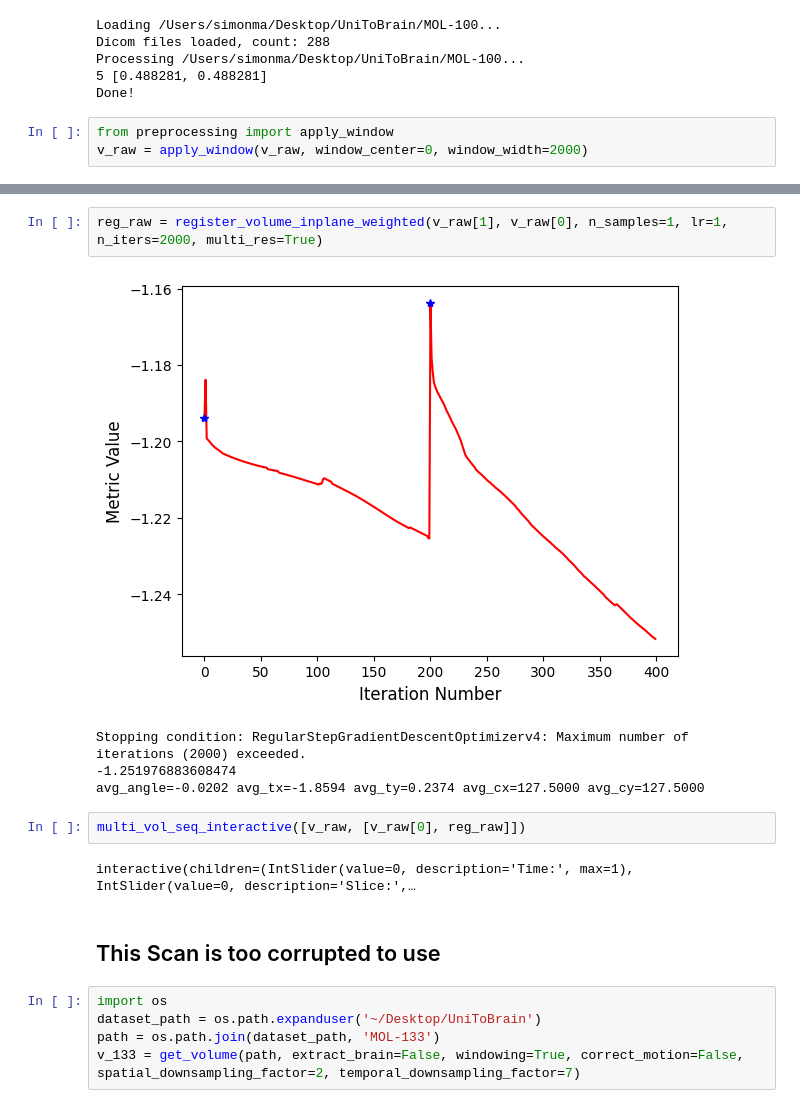
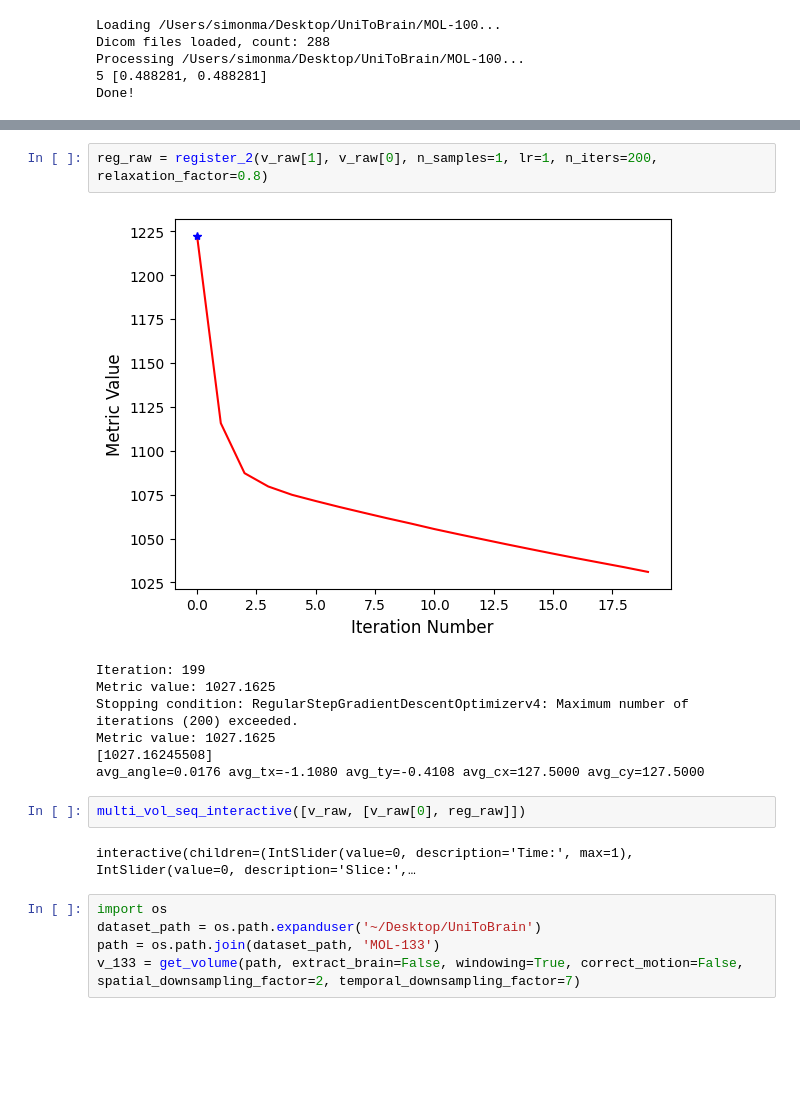
Before and after one commit to Simuschlatz/ChadCTP, a Jupyter notebook: src/registration.ipynb, the cells around one changed output, grey strips where cells are left out. Drawn from its saved outputs; the diff is of its cells as text; blank space fills up the shorter version.

```diff
--- a/src/registration.ipynb
+++ b/src/registration.ipynb
@@ -654,6 +665,3 @@ Dicom files loaded, count: 288
 Processing /Users/simonma/Desktop/UniToBrain/MOL-100...
 5 [0.488281, 0.488281]
 Done!
-# %%
-from preprocessing import apply_window
-v_raw = apply_window(v_raw, window_center=0, window_width=2000)
@@ -660,16 +684,17 @@ v_raw = apply_window(v_raw, window_center=0, window_width=2000)
 # %%
-reg_raw = register_volume_inplane_weighted(v_raw[1], v_raw[0], n_samples=1, lr=1, n_iters=2000, multi_res=True)
+reg_raw = register_2(v_raw[1], v_raw[0], n_samples=1, lr=1, n_iters=200, relaxation_factor=0.8)
 # %% [output]
-[figure, old version]
+[figure, new version]
-Stopping condition: RegularStepGradientDescentOptimizerv4: Maximum number of iterations (2000) exceeded.
--1.251976883608474
-avg_angle=-0.0202 avg_tx=-1.8594 avg_ty=0.2374 avg_cx=127.5000 avg_cy=127.5000
+Iteration: 199
+Metric value: 1027.1625
+Stopping condition: RegularStepGradientDescentOptimizerv4: Maximum number of iterations (200) exceeded.
+Metric value: 1027.1625
+[1027.16245508]
+avg_angle=0.0176 avg_tx=-1.1080 avg_ty=-0.4108 avg_cx=127.5000 avg_cy=127.5000
 # %%
 multi_vol_seq_interactive([v_raw, [v_raw[0], reg_raw]])
 # %% [output]
 interactive(children=(IntSlider(value=0, description='Time:', max=1), IntSlider(value=0, description='Slice:',…
-# %% [markdown]
-## This Scan is too corrupted to use
 # %%
 import os
 dataset_path = os.path.expanduser('~/Desktop/UniToBrain')
```
Also changed, not shown: parts of 29 cells of this notebook, 13 other files.
